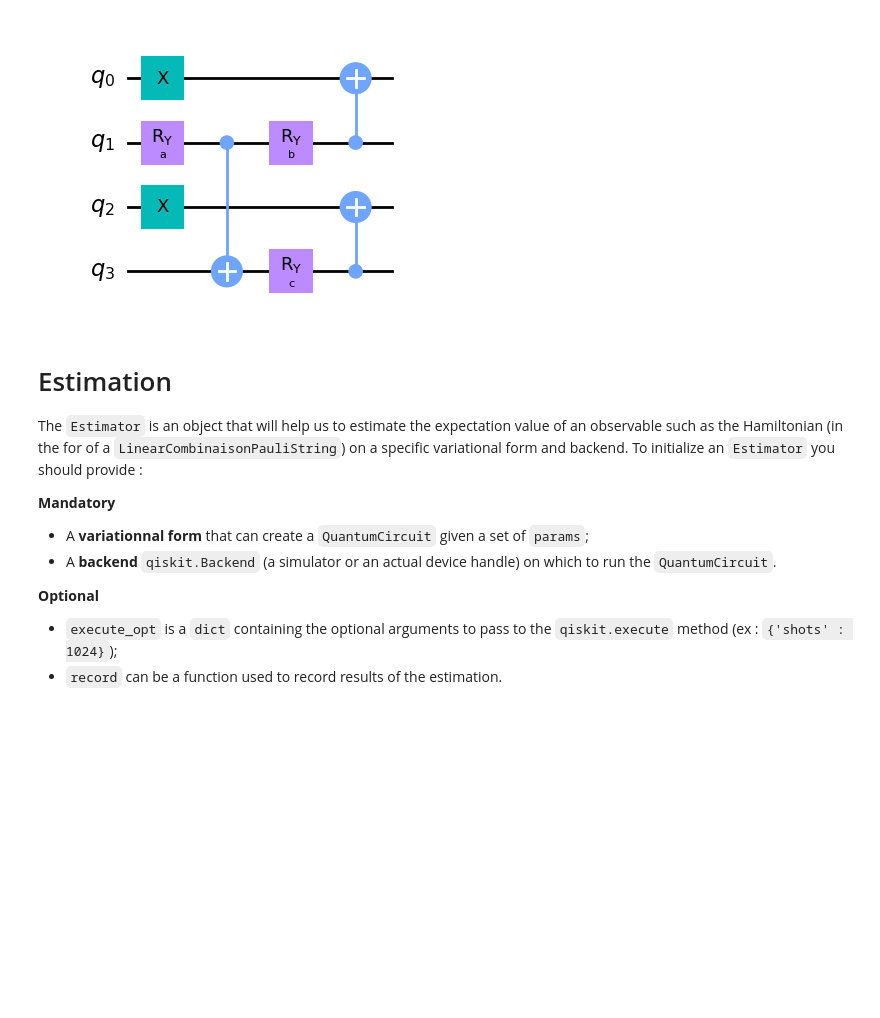
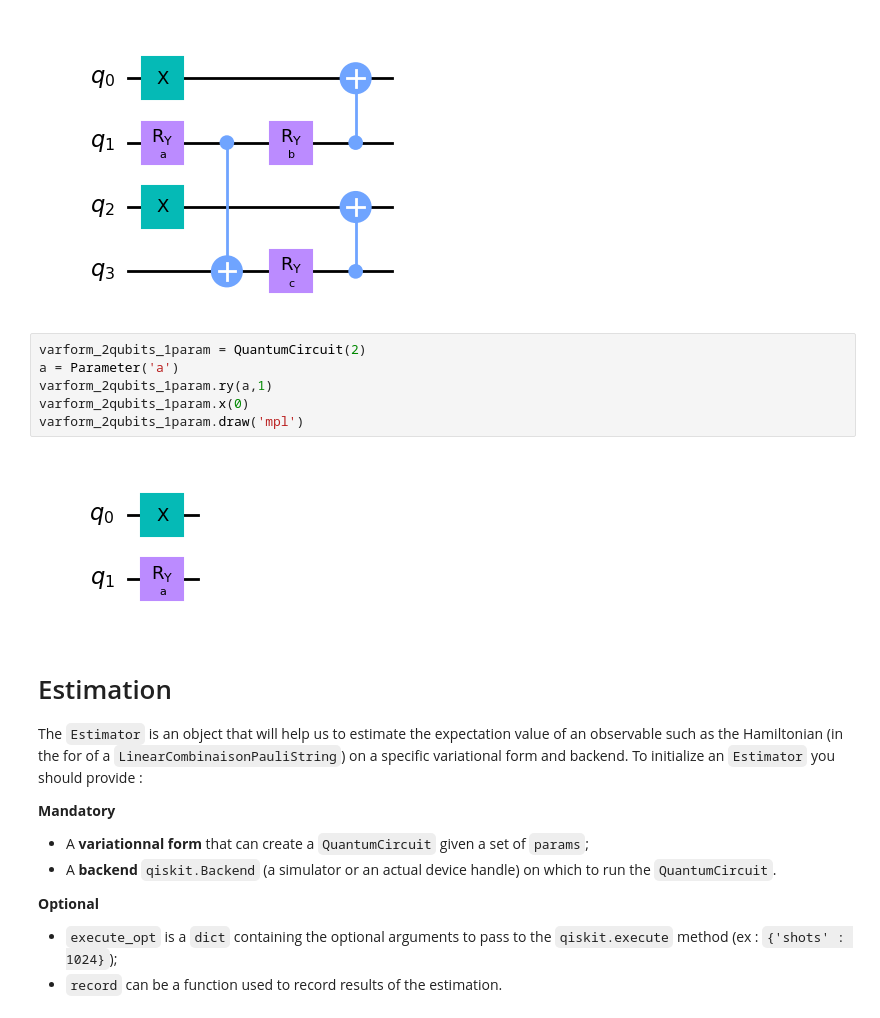
Before and after one commit to QSciTech-QuantumBC-Workshop/Group5, a Jupyter notebook: activity_vqe.ipynb, the cells around one changed output. Cells and saved outputs as stored; diff of their text form; blank space fills up the shorter version.

```diff
--- a/activity_vqe.ipynb
+++ b/activity_vqe.ipynb
@@ -145,6 +145,14 @@ varform_4qubits_3params.cx(3,2)
 varform_4qubits_3params.draw('mpl')
 # %% [output]
 [figure]
+# %%
+varform_2qubits_1param = QuantumCircuit(2)
+a = Parameter('a')
+varform_2qubits_1param.ry(a,1)
+varform_2qubits_1param.x(0)
+varform_2qubits_1param.draw('mpl')
+# %% [output]
+[figure, added]
 # %% [markdown]
 # Estimation
 The `Estimator` is an object that will help us to estimate the expectation value of an observable such as the Hamiltonian (in the for of a `LinearCombinaisonPauliString`) on a specific variational form and backend. To initialize an `Estimator` you should provide :
```
Also changed, not shown: parts of 29 cells of this notebook, 1 other file.
